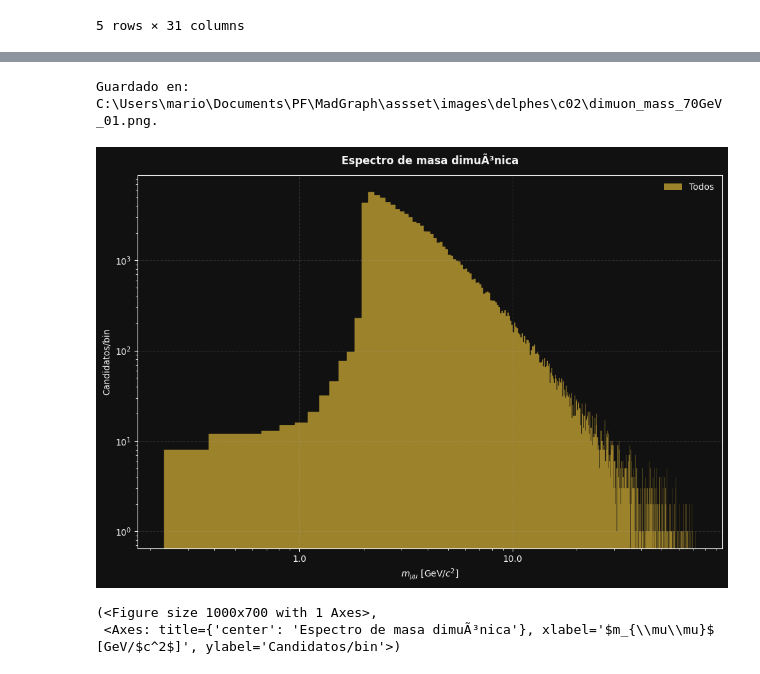
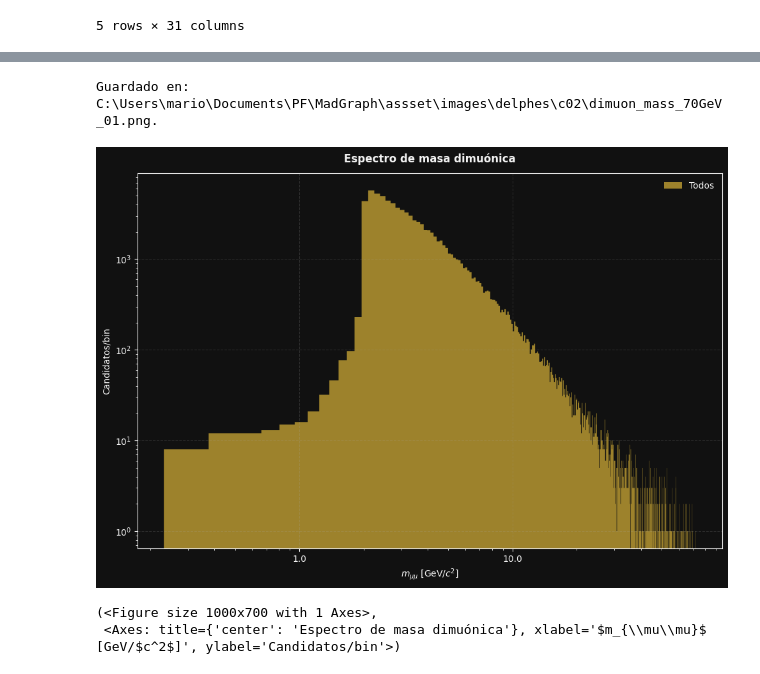
Before and after one commit to MASilva139/ECFM-PF, a Jupyter notebook: MadGraph/dimuons_p01_70GeV.ipynb, the cells around one changed output, grey strips where cells are left out. Saved outputs shown, nothing was run; the diff lists cells and outputs as text; code cells hidden in the pictures.

Commit message:
PF:36-(MG:22-Cambios_physics/delphes_config_n-70GeV:01)

```diff
--- a/MadGraph/dimuons_p01_70GeV.ipynb
+++ b/MadGraph/dimuons_p01_70GeV.ipynb
@@ -78,9 +93,23 @@ PDATASET01 = 'mpmm_70GeV_p'
 # %%
-cut = '(Eta < 5.0) & (Eta > 2)'
+# cut = '(Eta < 5.0) & (Eta > 2)'
+MUON_BRANCHES = (
+    'event_id',
+    'object_index',
+    'PT',
+    'Eta',
+    'Phi',
+    'Charge',
+    'D0',
+    'DZ',
+    'ErrorD0',
+    'ErrorDZ',
+    'IsolationVar',
+    'Particle_ref'
+)
 # %%
 df_events = io.load_dataframe(
     branches=None,
-    dataset=PDATASET01,
+    dataset=PDATASET,
     tree_path='Events',
 )
 df_events.head()
@@ -115,7 +127,7 @@ Guardado en: C:\Users\mario\Documents\PF\MadGraph\assset\images\delphes\c02\even
 # %%
 df_muons = io.load_dataframe(
-    branches=None,
-    dataset=PDATASET01,
+    branches=MUON_BRANCHES,
+    dataset=PDATASET,
     tree_path='Muons'
 )
 df_muons.head(7)
@@ -273,4 +176,11 @@ Total de eventos: 2,443,494 eventos
 # %%
-df_dimuons = ph.prepare_dimuon_analysis(df_muons, events=df_events)
-df_dimuons.head(7)
+df_dimuons = ph.prepare_dimuon_analysis(
+    df_muons,
+    events=df_events,
+    min_muon_pt=MIN_MUON_PT,
+    classify_displacement=True,
+    prompt_max_significance=3.0,
+    displaced_min_significance=5.0
+)
+df_dimuons.head()
 # %% [output]
@@ -299,19 +327,17 @@ cdf_dimuons.head(7)
 # %%
 pt.plot_dimuon_mass(
     df_dimuons,
     bins=500,
-    # mass_range=(0.0, 25.0),
-    save=True,
     log_x=True,
     log_y=True,
-    data='delphes02',
-    filename="dimuon_mass_70GeV_01"
+    filename="dimuon_mass_70GeV_01",
+    **plot_options
 )
 # %% [output]
 Guardado en: C:\Users\mario\Documents\PF\MadGraph\assset\images\delphes\c02\dimuon_mass_70GeV_01.png.
-[figure, old version]
+[figure, new version]
 (<Figure size 1000x700 with 1 Axes>,
- <Axes: title={'center': 'Espectro de masa dimuÃ³nica'}, xlabel='$m_{\\mu\\mu}$ [GeV/$c^2$]', ylabel='Candidatos/bin'>)
+ <Axes: title={'center': 'Espectro de masa dimuónica'}, xlabel='$m_{\\mu\\mu}$ [GeV/$c^2$]', ylabel='Candidatos/bin'>)
 # %%
 pt.plot_dimuon_mass(
     cdf_dimuons,
```
Also changed, not shown: parts of 41 cells of this notebook, 8 other files.
